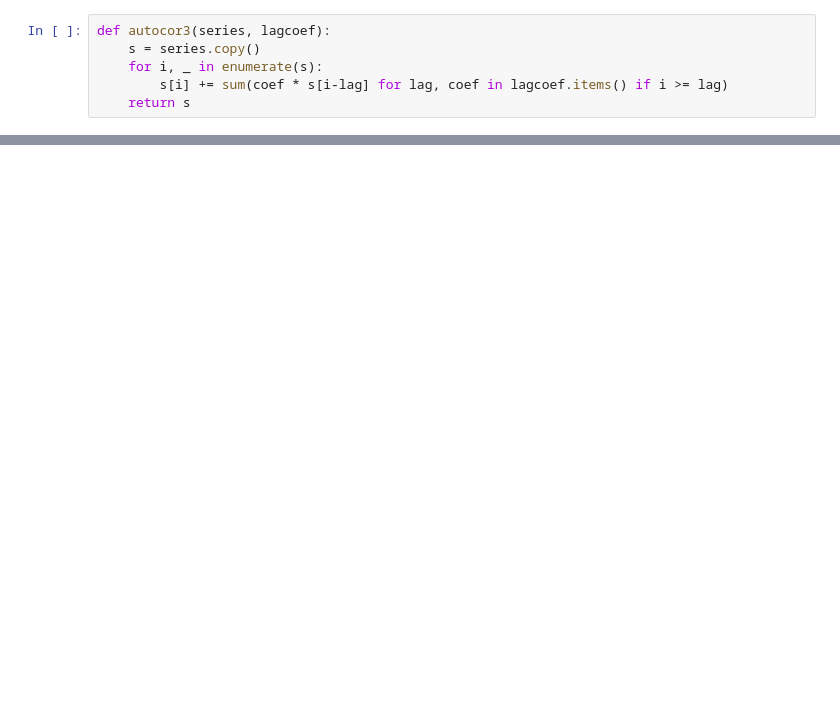
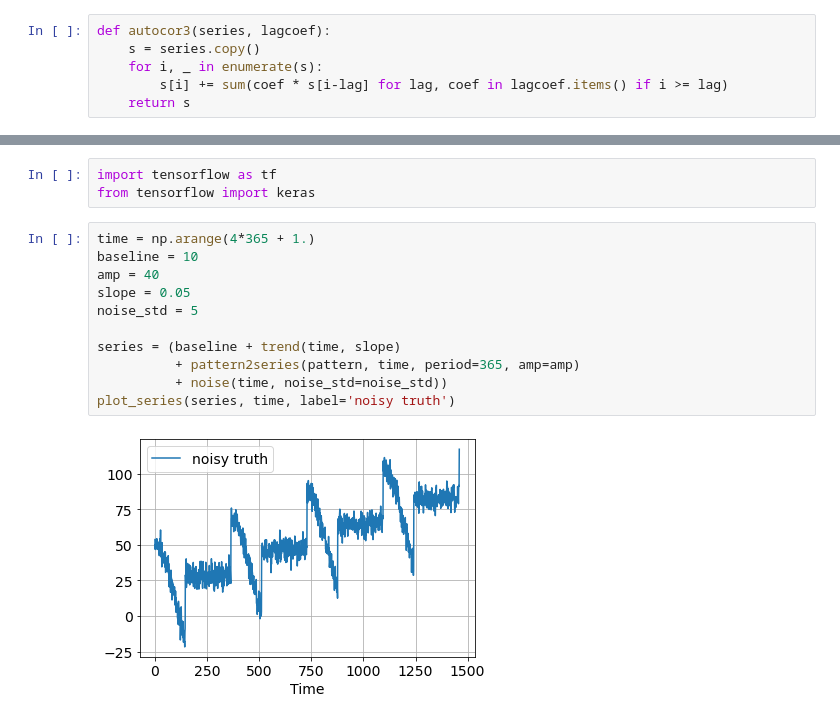
Before and after one commit to linjing-gz-gd/coursera-tensorflow-cert, a Jupyter notebook: C4-W1-time-series.ipynb, the cells around one changed output, grey strips where cells are left out. Drawn from its saved outputs; the diff is of its cells as text; blank space fills up the shorter version.

```diff
--- a/C4-W1-time-series.ipynb
+++ b/C4-W1-time-series.ipynb
@@ -125,0 +126,16 @@ plot_series(np.hstack([s[:1000], s2[1000:]+60]), time, label='nonstationary')
+# %%
+import tensorflow as tf
+from tensorflow import keras
+# %%
+time = np.arange(4*365 + 1.)
+baseline = 10
+amp = 40
+slope = 0.05
+noise_std = 5
+
+series = (baseline + trend(time, slope)
+          + pattern2series(pattern, time, period=365, amp=amp)
+          + noise(time, noise_std=noise_std))
+plot_series(series, time, label='noisy truth')
+# %% [output]
+[figure, added]
```
Also changed, not shown: parts of 12 cells of this notebook.
